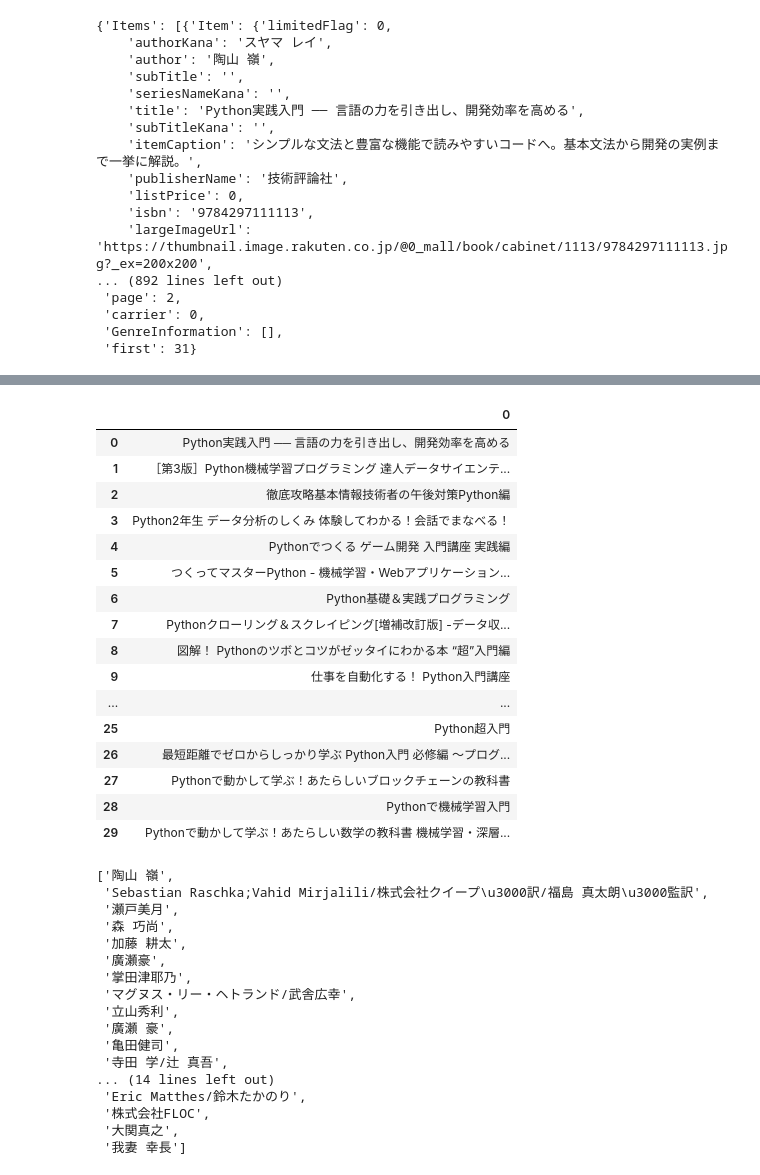
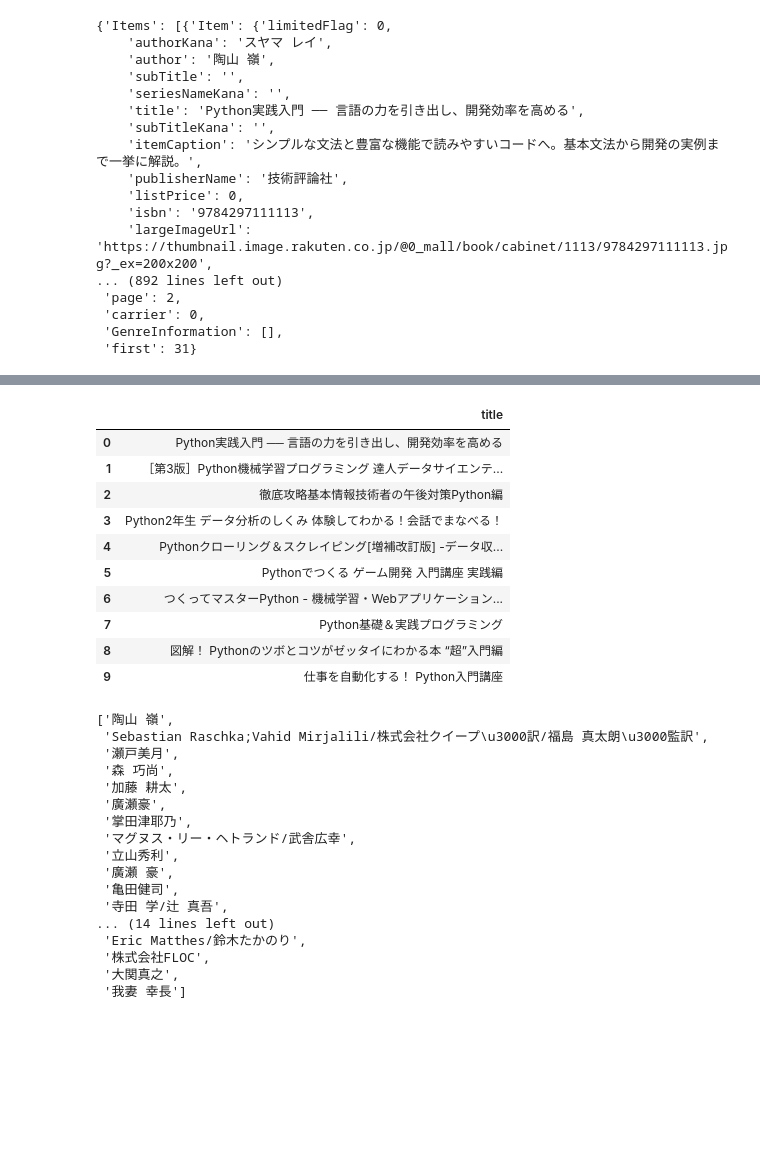
Before and after one commit to e4rll/rakutenAPI, a Jupyter notebook: rakutenAPI.ipynb, the cells around one changed output, grey strips where cells are left out. Drawn from its saved outputs; the diff is of its cells as text; code cells hidden in the pictures; blank space fills up the shorter version.

Commit message:
[add] Add dataframe process.

```diff
--- a/rakutenAPI.ipynb
+++ b/rakutenAPI.ipynb
@@ -145,23 +125,27 @@ ttl
-# %%
-pd.DataFrame(ttl)
-# %% [output]
-|  | 0 |
-| 0 | Python実践入門 ── 言語の力を引き出し、開発効率を高める |
-| 1 | ［第3版］Python機械学習プログラミング 達人データサイエンテ... |
-| 2 | 徹底攻略基本情報技術者の午後対策Python編 |
-| 3 | Python2年生 データ分析のしくみ 体験してわかる！会話でまなべる！ |
-| 4 | Pythonでつくる ゲーム開発 入門講座 実践編 |
-| 5 | つくってマスターPython - 機械学習・Webアプリケーション... |
-| 6 | Python基礎＆実践プログラミング |
-| 7 | Pythonクローリング＆スクレイピング[増補改訂版] -データ収... |
-| 8 | 図解！ Pythonのツボとコツがゼッタイにわかる本 “超”入門編 |
-| 9 | 仕事を自動化する！ Python入門講座 |
-| ... | ... |
-| 25 | Python超入門 |
-| 26 | 最短距離でゼロからしっかり学ぶ Python入門 必修編 〜プログ... |
-| 27 | Pythonで動かして学ぶ！あたらしいブロックチェーンの教科書 |
-| 28 | Pythonで機械学習入門 |
-| 29 | Pythonで動かして学ぶ！あたらしい数学の教科書 機械学習・深層... |
+# %%
+ttl = pd.DataFrame(ttl, columns=['title'])
+athr = pd.DataFrame(athr, columns=['author'])
+pub = pd.DataFrame(pub, columns=['publisherName'])
+icap = pd.DataFrame(icap, columns=['itemCaption'])
+ISBN = pd.DataFrame(ISBN, columns=['ISBN'])
+sldt = pd.DataFrame(sldt, columns=['salesDate'])
+ipri = pd.DataFrame(ipri, columns=['itemPrice'])
+Size = pd.DataFrame(Size, columns=['size'])
+bgId = pd.DataFrame(bgId, columns=['booksGenreId'])
+rcnt = pd.DataFrame(rcnt, columns=['reviewCount'])
+rave = pd.DataFrame(rave, columns=['reviewAverage'])
+# %% [output]
+|  | title |
+| 0 | Python実践入門 ── 言語の力を引き出し、開発効率を高める |
+| 1 | ［第3版］Python機械学習プログラミング 達人データサイエンテ... |
+| 2 | 徹底攻略基本情報技術者の午後対策Python編 |
+| 3 | Python2年生 データ分析のしくみ 体験してわかる！会話でまなべる！ |
+| 4 | Pythonクローリング＆スクレイピング[増補改訂版] -データ収... |
+| 5 | Pythonでつくる ゲーム開発 入門講座 実践編 |
+| 6 | つくってマスターPython - 機械学習・Webアプリケーション... |
+| 7 | Python基礎＆実践プログラミング |
+| 8 | 図解！ Pythonのツボとコツがゼッタイにわかる本 “超”入門編 |
+| 9 | 仕事を自動化する！ Python入門講座 |
 # %%
 athr
 # %% [output]
```
Also changed, not shown: parts of 1 cell of this notebook.
